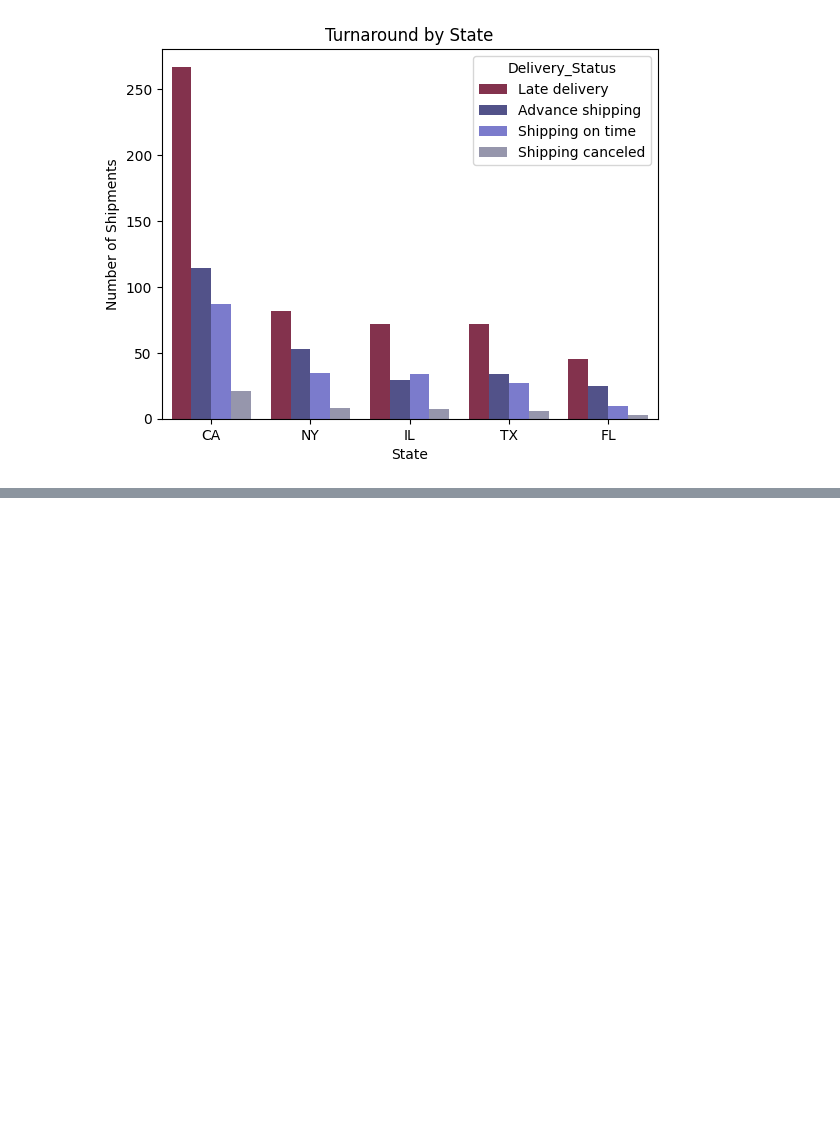
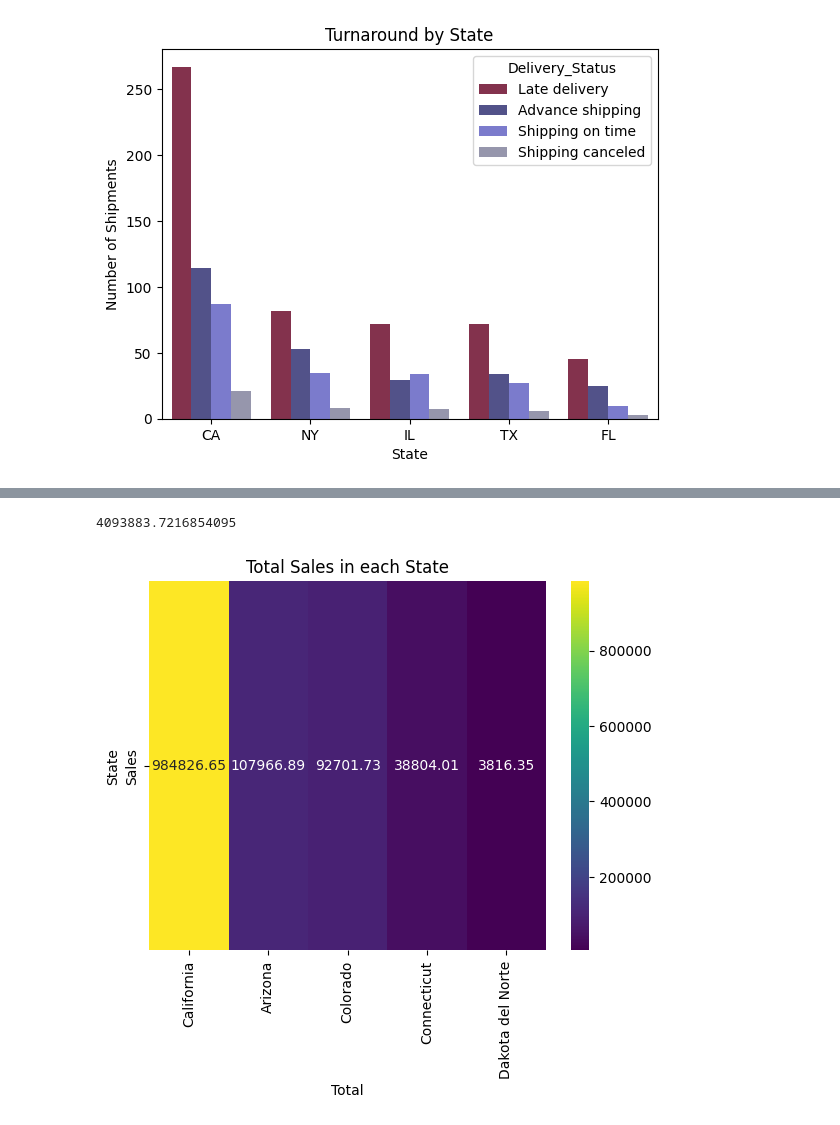
Before and after one commit to jdv1bjr/Financial-Presentation, a Jupyter notebook: Final_Project.ipynb, the cells around one changed output, grey strips where cells are left out. Saved outputs shown, nothing was run; the diff lists cells and outputs as text; code cells hidden in the pictures; blank space fills up the shorter version.

```diff
--- a/Final_Project.ipynb
+++ b/Final_Project.ipynb
@@ -240,0 +301,3 @@ plt.show()
+# %%
+sales = orders[['Sales', 'Order_State']]
+sales
@@ -240,0 +318,3 @@ plt.show()
+# %%
+top_5 = sales.groupby('Order_State').sum().head(5).sort_values(by='Sales', ascending=False).round(2)
+top_5
@@ -240,0 +329,13 @@ plt.show()
+# %%
+orders['Sales'].sum()
+# %% [output]
+4093883.7216854095
+# %%
+top_5 = top_5.T
+sns.heatmap(top_5, annot=True, cmap="viridis", fmt=".2f")
+xlabel=plt.xlabel('Total')
+ylabel=plt.ylabel('State')
+plt.title('Total Sales in each State')
+plt.show()
+# %% [output]
+[figure, added]
```
Also changed, not shown: parts of 15 cells of this notebook.
